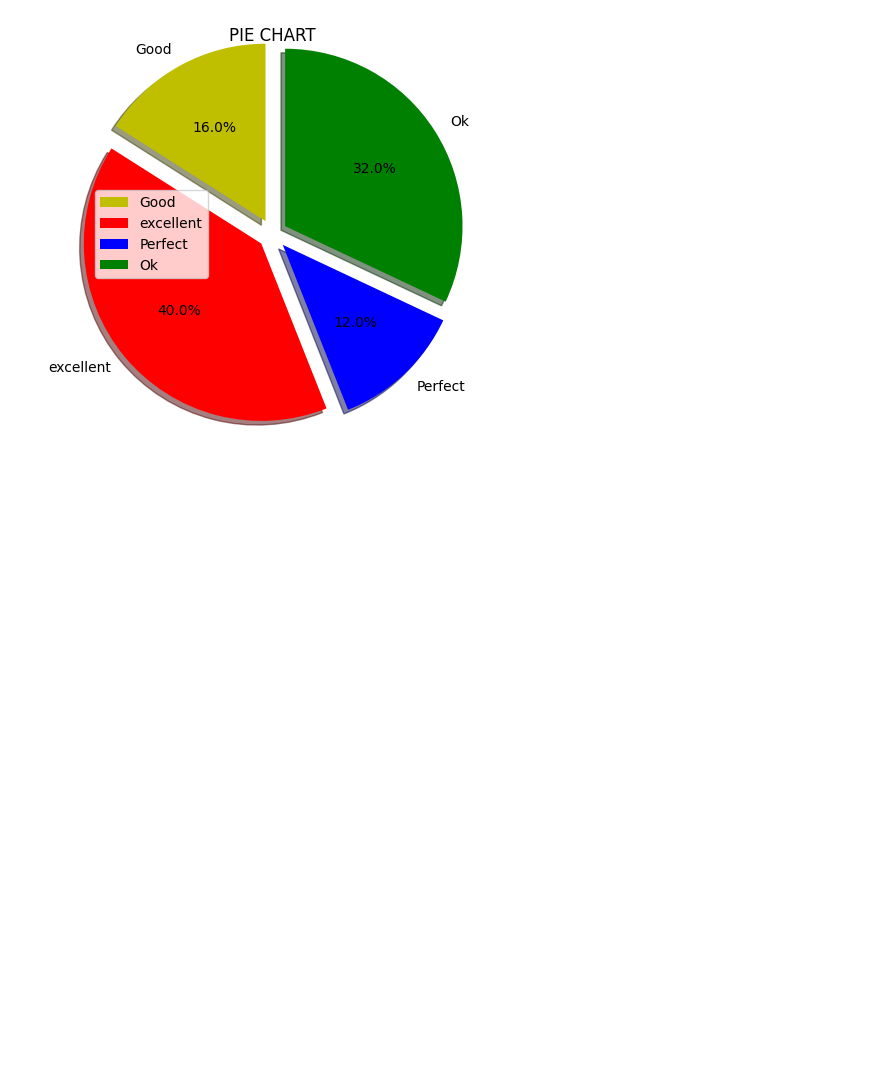
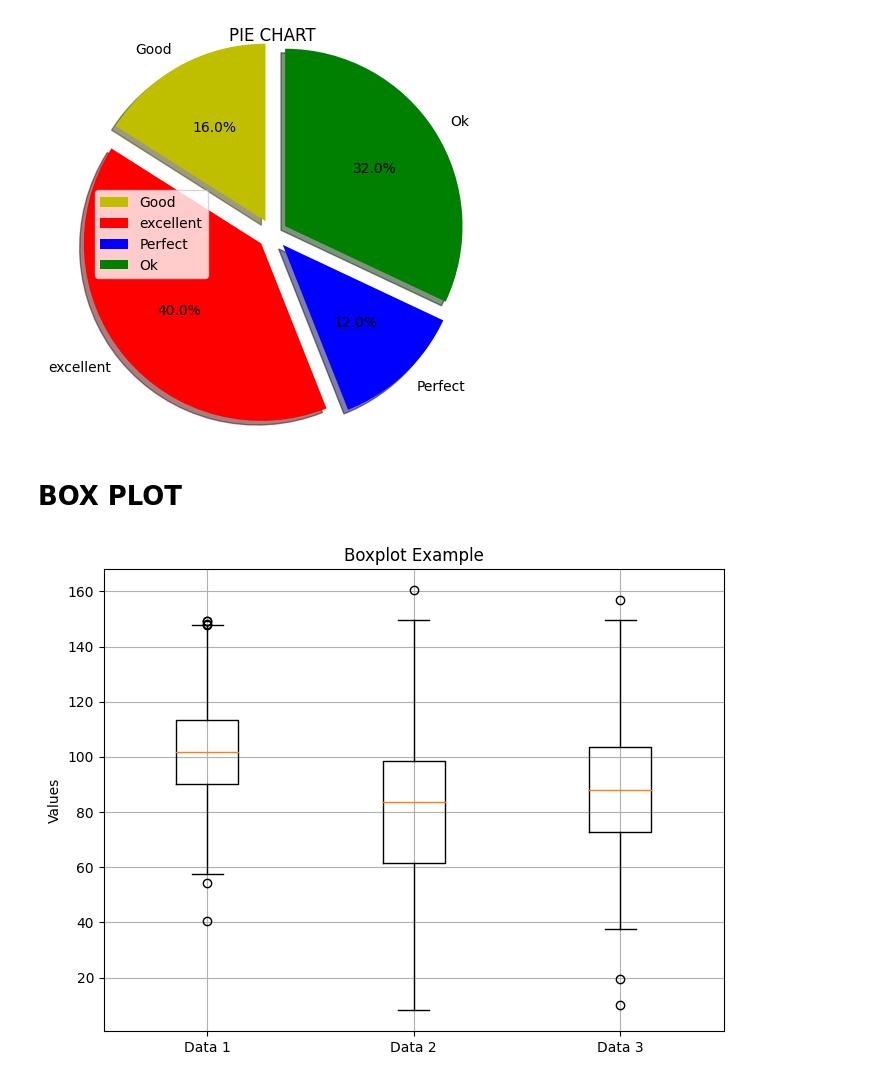
Before and after one commit to d-kavinraja/Ex-05-Data-visualization-using-MatplotLIB, a Jupyter notebook: Program.ipynb, the cells around one changed output. Drawn from its saved outputs; the diff is of its cells as text; code cells hidden in the pictures; blank space fills up the shorter version.

Commit message:
Data-Visualization

```diff
--- a/Program.ipynb
+++ b/Program.ipynb
@@ -173,3 +173,27 @@ plt.legend()
 plt.show()
 # %% [output]
 [figure]
+# %% [markdown]
+# BOX PLOT
+# %%
+import matplotlib.pyplot as plt
+import numpy as np
+
+np.random.seed(10)
+data1 = np.random.normal(100, 20, 200)
+data2 = np.random.normal(80, 30, 200)
+data3 = np.random.normal(90, 25, 200)
+data = [data1, data2, data3]
+Data = [data1,data2]
+
+plt.figure(figsize=(8, 6))
+plt.boxplot(data)
+
+plt.xticks([1, 2, 3], ['Data 1', 'Data 2', 'Data 3'])
+plt.ylabel('Values')
+plt.title('Boxplot Example')
+
+plt.grid(True)
+plt.show()
+# %% [output]
+[figure, added]
```
Also changed, not shown: parts of 1 cell of this notebook, 3 other files.
